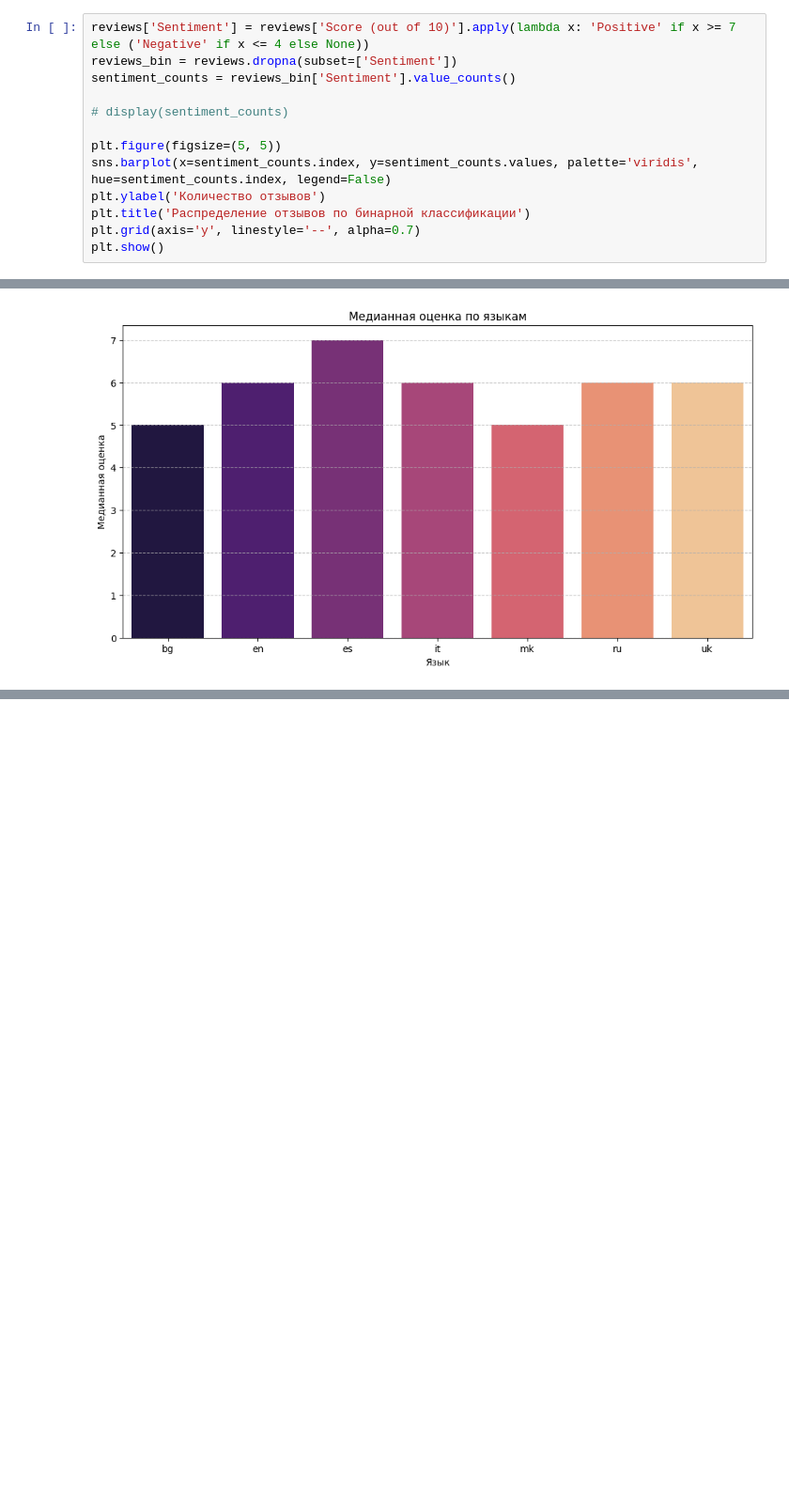
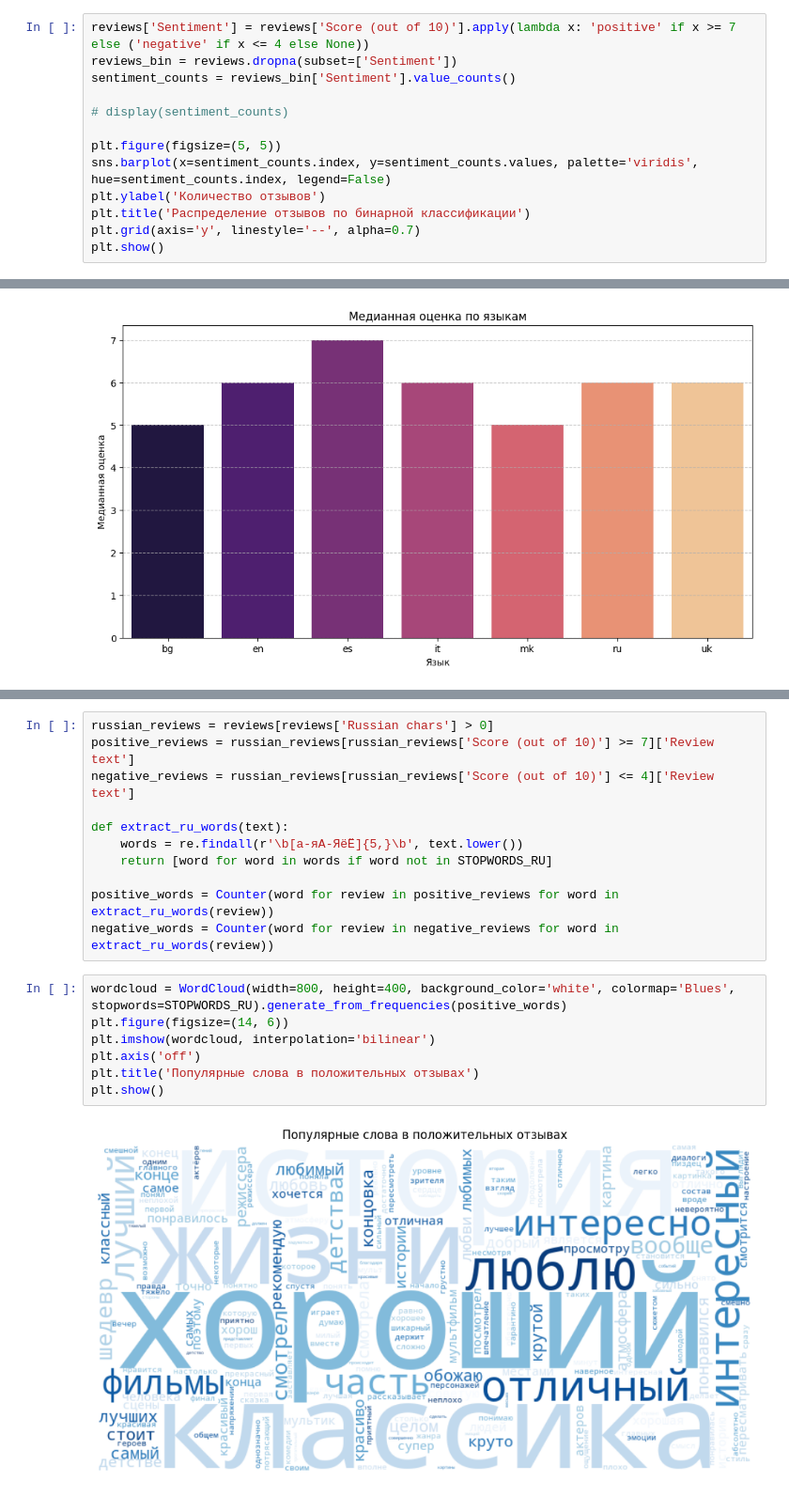
Before and after one commit to 1gfgh/classification_of_reviews, a Jupyter notebook: mustapp/analys.ipynb, the cells around one changed output, grey strips where cells are left out. Shown at 94% size. Saved outputs shown, nothing was run; the diff lists cells and outputs as text; blank space fills up the shorter version.

Commit message:
Text analys, SOTA model predictions

```diff
--- a/mustapp/analys.ipynb
+++ b/mustapp/analys.ipynb
@@ -110,7 +140,7 @@ plt.show()
 
 Мы упоминали, что может быть будущая модель будет давать бинарный результат — давайте на это тоже посмотрим, выкинем оценки 5-6, кажется, без них всё точно логично поделится
 # %%
-reviews['Sentiment'] = reviews['Score (out of 10)'].apply(lambda x: 'Positive' if x >= 7 else ('Negative' if x <= 4 else None))
+reviews['Sentiment'] = reviews['Score (out of 10)'].apply(lambda x: 'positive' if x >= 7 else ('negative' if x <= 4 else None))
 reviews_bin = reviews.dropna(subset=['Sentiment'])
 sentiment_counts = reviews_bin['Sentiment'].value_counts()
 
@@ -320,0 +339,20 @@ plt.show()
+# %%
+russian_reviews = reviews[reviews['Russian chars'] > 0]
+positive_reviews = russian_reviews[russian_reviews['Score (out of 10)'] >= 7]['Review text']
+negative_reviews = russian_reviews[russian_reviews['Score (out of 10)'] <= 4]['Review text']
+
+def extract_ru_words(text):
+    words = re.findall(r'\b[а-яА-ЯёЁ]{5,}\b', text.lower())
+    return [word for word in words if word not in STOPWORDS_RU]
+
+positive_words = Counter(word for review in positive_reviews for word in extract_ru_words(review))
+negative_words = Counter(word for review in negative_reviews for word in extract_ru_words(review))
+# %%
+wordcloud = WordCloud(width=800, height=400, background_color='white', colormap='Blues', stopwords=STOPWORDS_RU).generate_from_frequencies(positive_words)
+plt.figure(figsize=(14, 6))
+plt.imshow(wordcloud, interpolation='bilinear')
+plt.axis('off')
+plt.title('Популярные слова в положительных отзывах')
+plt.show()
+# %% [output]
+[figure, added]
```
Also changed, not shown: parts of 18 cells of this notebook, 1 other file.
